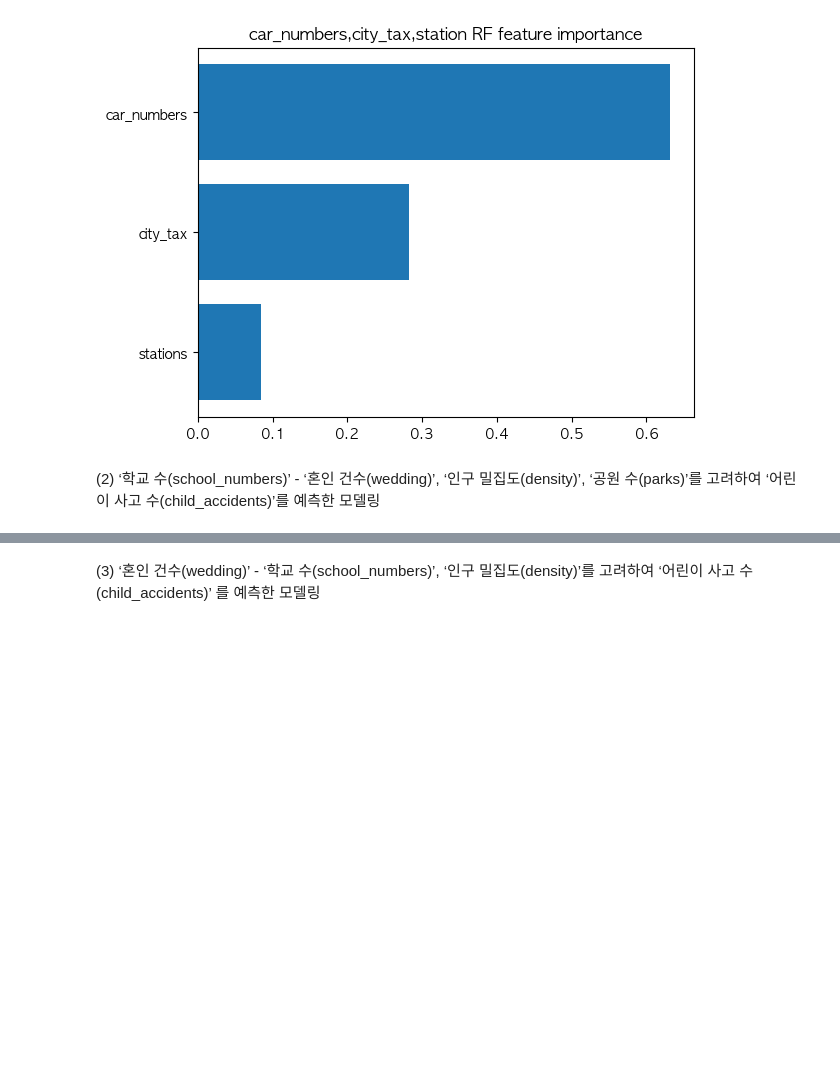
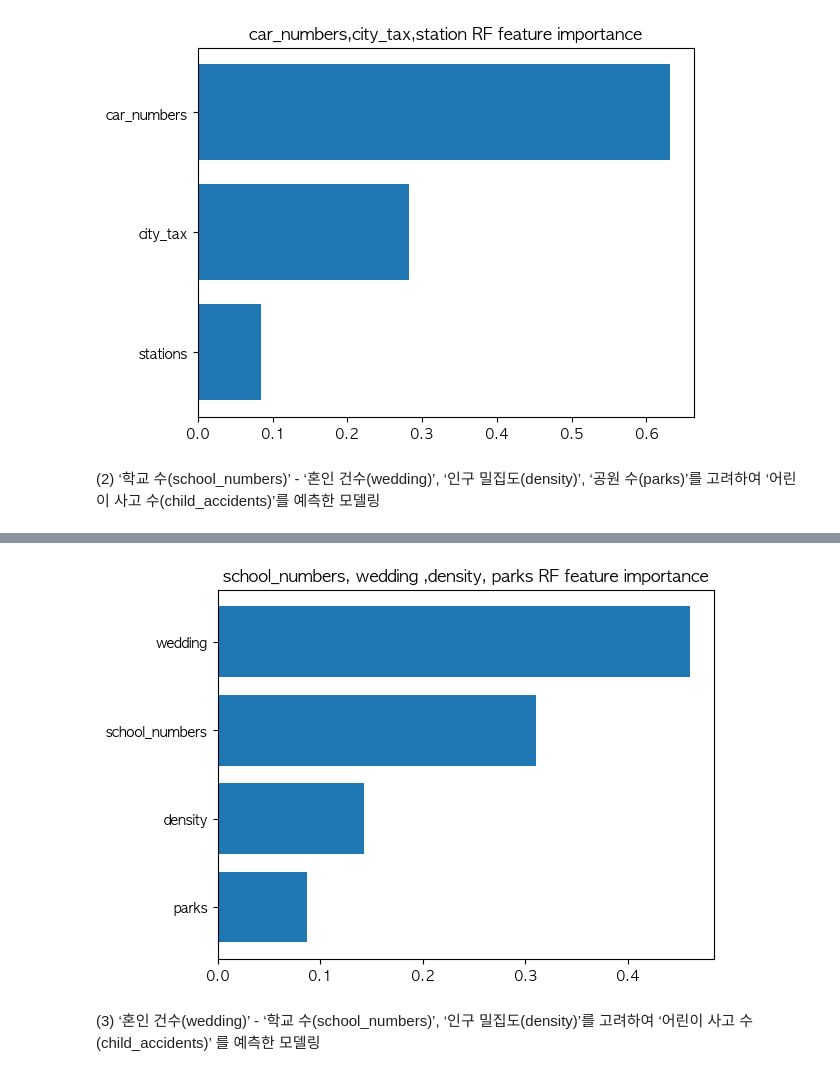
Before and after one commit to Nnnnuri/Analysis_Report, a Jupyter notebook: Project/report.ipynb, the cells around one changed output, grey strips where cells are left out. Drawn from its saved outputs; the diff is of its cells as text; code cells hidden in the pictures; blank space fills up the shorter version.

```diff
--- a/Project/report.ipynb
+++ b/Project/report.ipynb
@@ -360,2 +381,11 @@ plt.show()
+# %%
+rf_feature_importance5 = pd.DataFrame({'col':select_col5, 'fi' : rf_model5.feature_importances_})
+rf_feature_importance5 = rf_feature_importance5.sort_values(by='fi',ascending=True)
+
+plt.title('school_numbers, wedding ,density, parks RF feature importance')
+plt.barh(rf_feature_importance5.col, rf_feature_importance5.fi)
+plt.show()
+# %% [output]
+[figure, added]
 # %% [markdown]
 (3) ‘혼인 건수(wedding)’ - ‘학교 수(school_numbers)’, ‘인구 밀집도(density)’를 고려하여 ‘어린이 사고 수(child_accidents)’ 를 예측한 모델링
```
Also changed, not shown: parts of 9 cells of this notebook.
